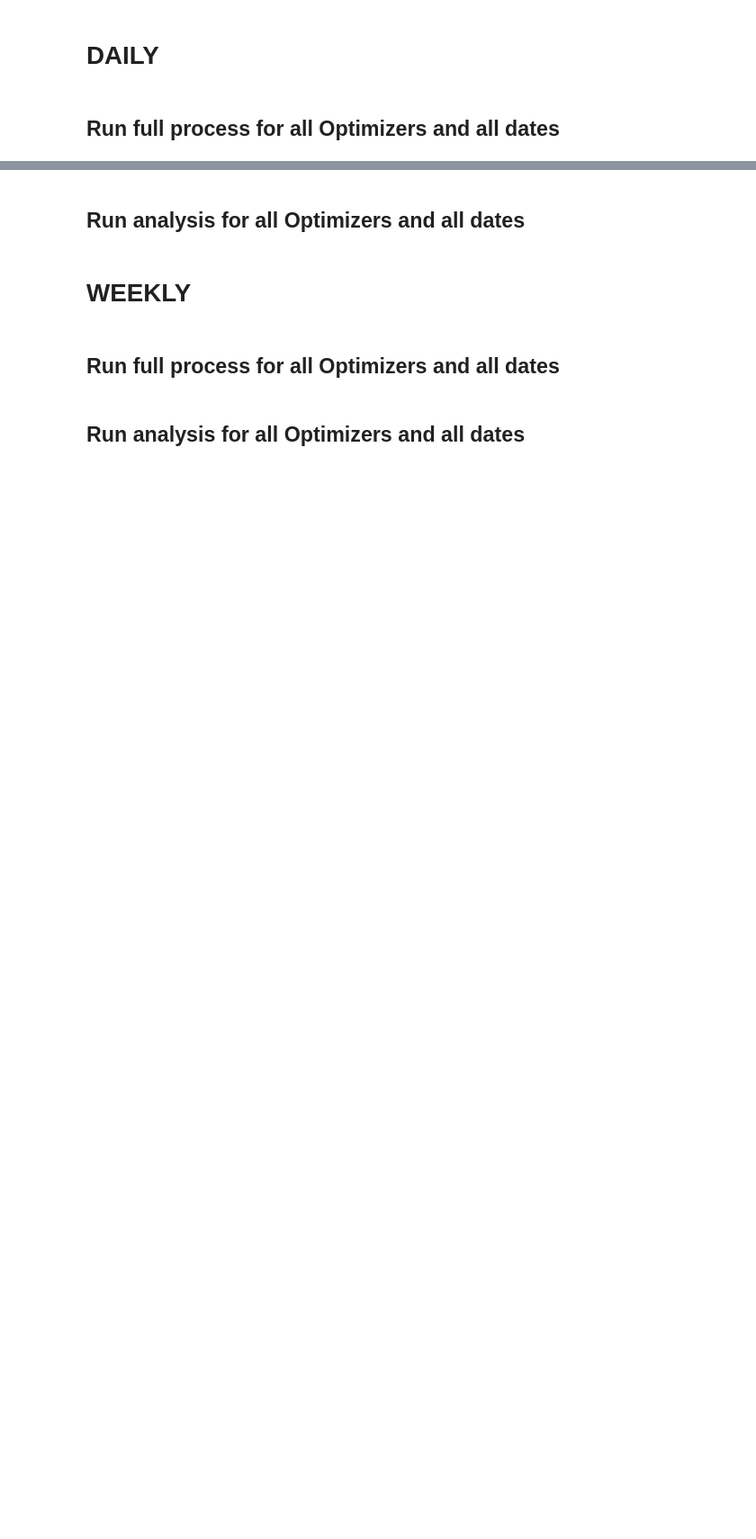
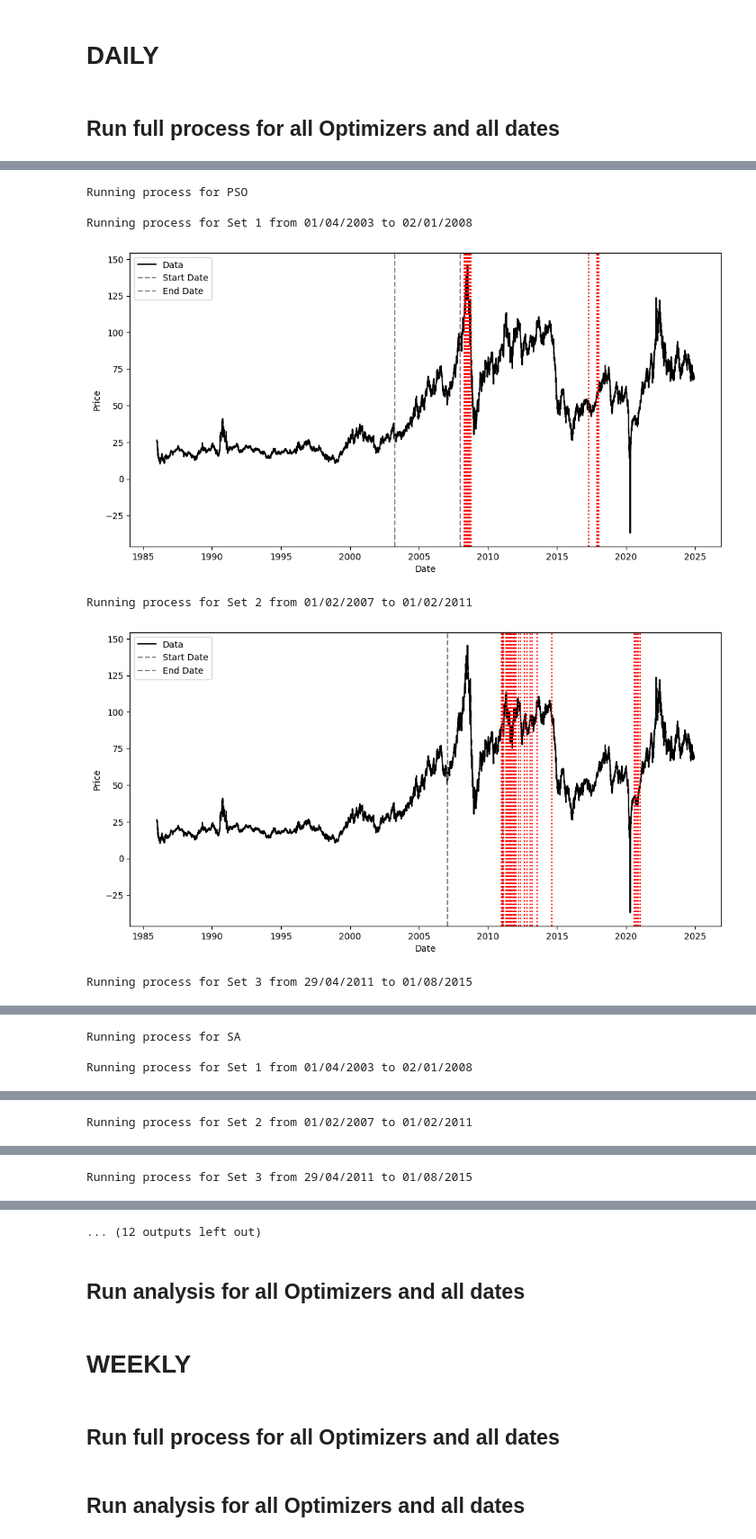
Before and after one commit to baptistedfr/Predicting-Oil-Price-Turning-Points, a Jupyter notebook: framework_use.ipynb, the cells around one changed output, grey strips where cells are left out. Shown at 90% size. Cells and saved outputs as stored; diff of their text form; code cells hidden in the pictures; blank space fills up the shorter version.

```diff
--- a/framework_use.ipynb
+++ b/framework_use.ipynb
@@ -34,0 +55,35 @@ for optimizer in optimizers:
+# %%
+freq = "daily"
+model = LPPLS
+
+fw = Framework(freq, model)
+optimizers = [PSO, SA, SGA, MPGA]
+dates_sets = {
+    "Set 1": ("01/04/2003", "02/01/2008"),
+    "Set 2": ("01/02/2007", "01/02/2011"),
+    "Set 3": ("29/04/2011", "01/08/2015"),
+}
+
+for optimizer in optimizers:
+    print(f"Running process for {optimizer.__name__}\n")
+    for set_name, (start_date, end_date) in dates_sets.items():
+        print(f"Running process for {set_name} from {start_date} to {end_date}")
+        fw.process(start_date, end_date, optimizer)
+        # On peut save en json nos résultats pour les réutiliser plus tard
+        start_date_obj = datetime.strptime(start_date, "%d/%m/%Y")
+        end_date_obj = datetime.strptime(end_date, "%d/%m/%Y")
+        filename = f"results/{optimizer.__name__}/{model.__name__}-results_{freq}_{start_date_obj.strftime('%d-%m-%y')} {end_date_obj.strftime('%d-%m-%y')}_{optimizer.__name__}.json"
+        # Sauvegarder les résultats
+        fw.save_results(fw.results, filename)
+        # On check la sig   nificativité des résultats
+        fw.analyze()
+        # On peut visualiser les résultats finaux
+        fw.visualize()
+# %% [output]
+Running process for PSO
+
+Running process for Set 1 from 01/04/2003 to 02/01/2008
+[figure, added]
+Running process for Set 2 from 01/02/2007 to 01/02/2011
+[figure, added]
+Running process for Set 3 from 29/04/2011 to 01/08/2015
@@ -34,0 +91,3 @@ for optimizer in optimizers:
+Running process for SA
+
+Running process for Set 1 from 01/04/2003 to 02/01/2008
@@ -34,0 +95 @@ for optimizer in optimizers:
+Running process for Set 2 from 01/02/2007 to 01/02/2011
@@ -34,0 +97 @@ for optimizer in optimizers:
+Running process for Set 3 from 29/04/2011 to 01/08/2015
@@ -35,3 +99,4 @@ for optimizer in optimizers:
+... (12 outputs left out)
 # %% [markdown]
 ## Run analysis for all Optimizers and all dates
 # %%
```
Also changed, not shown: parts of 3 cells of this notebook, 47 other files.
